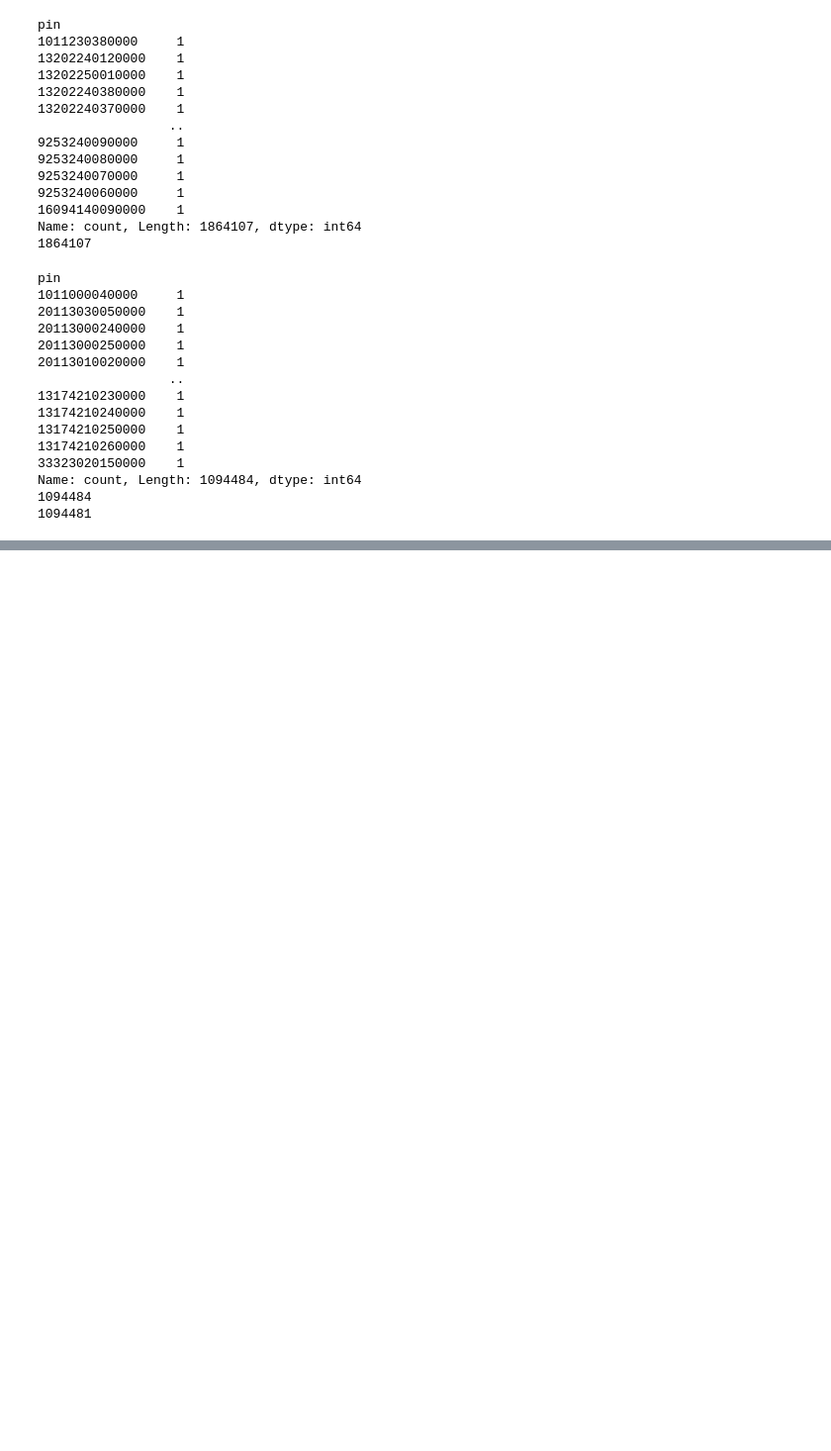
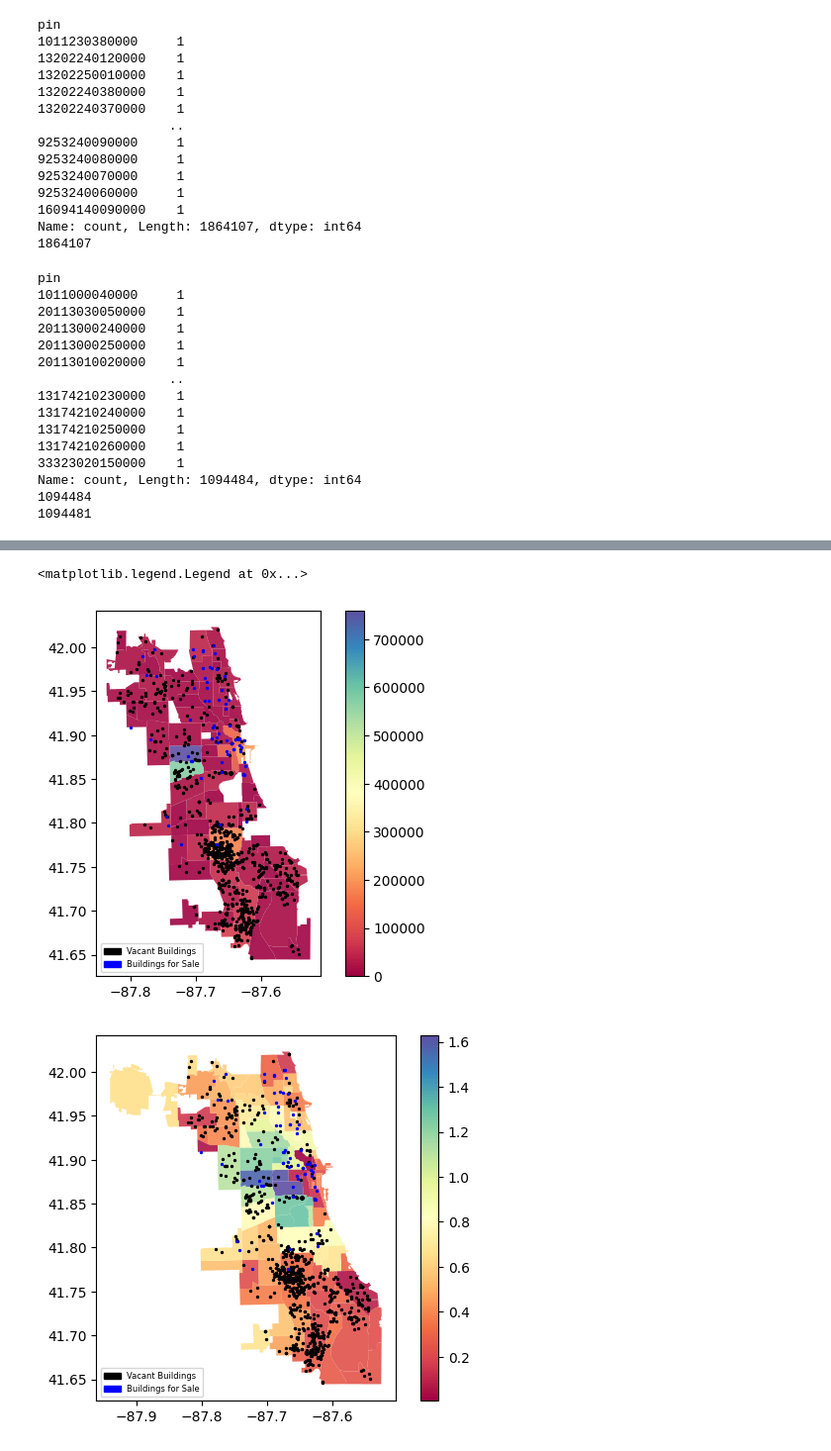
Before and after one commit to claireconzelmann/KIHC-affordable-housing-analysis, a Jupyter notebook: Code/data exploration.ipynb, the cells around one changed output, grey strips where cells are left out. Shown at 99% size. Saved outputs shown, nothing was run; the diff lists cells and outputs as text; code cells hidden in the pictures; blank space fills up the shorter version.

Commit message:
Created data cleaning file and maps for vacant buildings and buildings for sale

```diff
--- a/Code/data exploration.ipynb
+++ b/Code/data exploration.ipynb
@@ -221,6 +221,6 @@ vacant_buildings = pd.merge(vacant_buildings, addresses_sqft, on='Address', how=
 #vacant_buildings.to_csv('C:/Users/aliso/OneDrive/Documents/vacant_buildings_neighborhood.csv')
 
 vacant_buildings_gdf = gpd.GeoDataFrame(vacant_buildings, geometry=gpd.points_from_xy(vacant_buildings.LONGITUDE, vacant_buildings.LATITUDE), crs="EPSG:4326")
-
+vacant_buildings_gdf.rename(columns={'building_sqft': 'SqFt'}, inplace=True)
 vacant_buildings_neighborhood_gdf = gpd.sjoin(vacant_buildings_gdf, merged_neighborhoods_gdf,
                              how='inner', predicate='intersects')
@@ -244,3 +304,12 @@ subset_vacant_buildings_neighborhood_gdf = gpd.sjoin(vacant_buildings_gdf, subse
 
 subset_vacant_buildings_neighborhood = pd.DataFrame(subset_vacant_buildings_neighborhood_gdf)
 #subset_vacant_buildings_neighborhood.to_csv('C:/Users/aliso/OneDrive/Documents/subset_vacant_buildings_neighborhood.csv')
+# %%
+sale_buildings_neighborhood_gdf_sqft = sale_buildings_neighborhood_gdf[['PRI_NEIGH', 'SqFt']]
+vacant_buildings_neighborhood_gdf_sqft = vacant_buildings_neighborhood_gdf[['PRI_NEIGH', 'SqFt']]
+sqft_neighborhoods = pd.concat([sale_buildings_neighborhood_gdf_sqft, vacant_buildings_neighborhood_gdf_sqft])
+sqft_neighborhoods['SqFt'] = pd.to_numeric(sqft_neighborhoods['SqFt'], errors='coerce')
+total_sqft_neighborhoods = sqft_neighborhoods.groupby('PRI_NEIGH')['SqFt'].sum()
+print(total_sqft_neighborhoods)
+merged_neighborhoods_gdf = merged_neighborhoods_gdf.merge(total_sqft_neighborhoods, on='PRI_NEIGH', how='left')
+merged_neighborhoods_gdf.head()
@@ -246,0 +336,38 @@ subset_vacant_buildings_neighborhood = pd.DataFrame(subset_vacant_buildings_neig
+# %%
+#Chicago map by total sqft available
+fig, ax = plt.subplots()
+merged_neighborhoods_gdf.plot(ax=ax, column="SqFt_x", cmap='Spectral', legend=True, alpha=0.9)
+vacant_buildings_neighborhood_gdf.plot(ax=ax,
+                          color='black',
+                          markersize=2,
+                          label="Vacant Buildings")
+sale_buildings_neighborhood_gdf.plot(ax=ax,
+                          color='blue',
+                          markersize=2,
+                          label="Buildings for Sale")
+legend = [
+    mpatches.Patch(color='black', label="Vacant Buildings"),
+    mpatches.Patch(color='blue', label="Buildings for Sale")]
+
+ax.legend(handles=legend, loc="lower left", fontsize=6)
+
+#Chicago map by gentrification
+fig, ax = plt.subplots()
+merged_neighborhoods_gdf.plot(ax=ax, column="percent_change", cmap='Spectral', legend=True, alpha=0.9)
+vacant_buildings_neighborhood_gdf.plot(ax=ax,
+                          color='black',
+                          markersize=2,
+                          label="Vacant Buildings")
+sale_buildings_neighborhood_gdf.plot(ax=ax,
+                          color='blue',
+                          markersize=2,
+                          label="Buildings for Sale")
+legend = [
+    mpatches.Patch(color='black', label="Vacant Buildings"),
+    mpatches.Patch(color='blue', label="Buildings for Sale")]
+
+ax.legend(handles=legend, loc="lower left", fontsize=6)
+# %% [output]
+<matplotlib.legend.Legend at 0x...>
+[figure, added]
+[figure, added]
```
Also changed, not shown: parts of 9 cells of this notebook, 23 other files.
